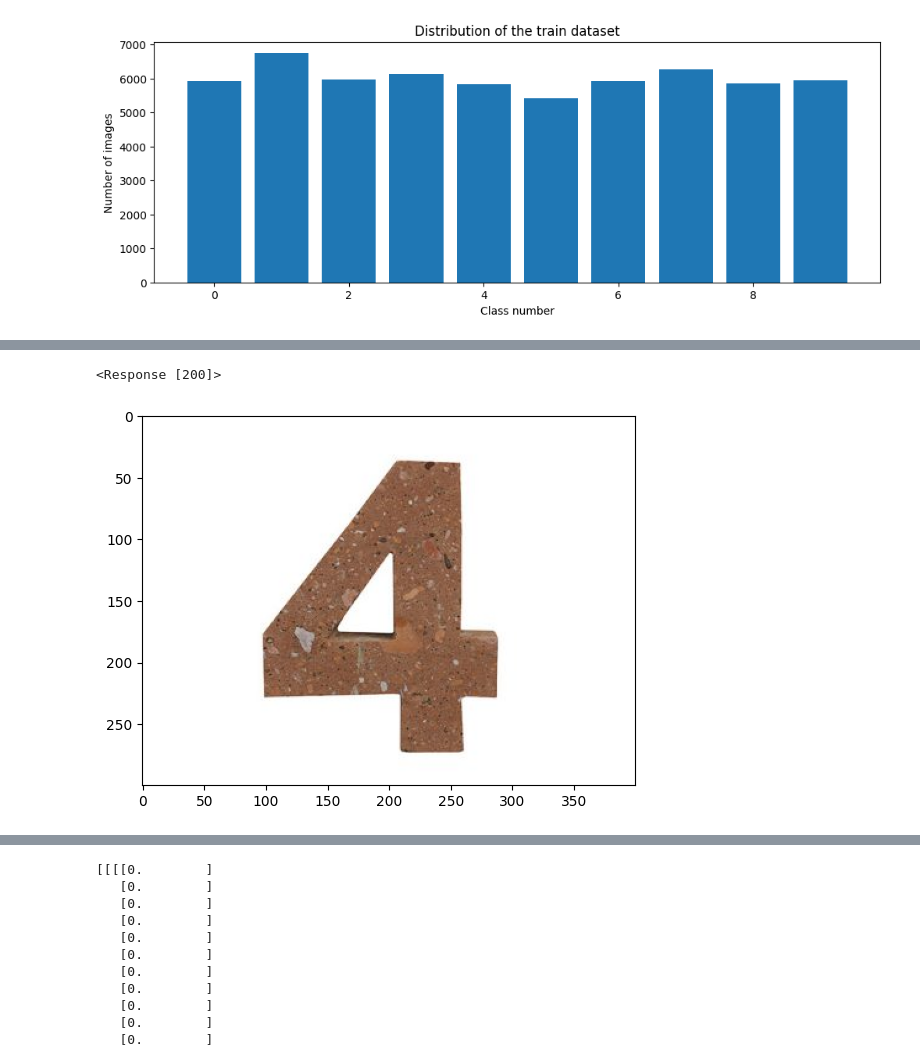
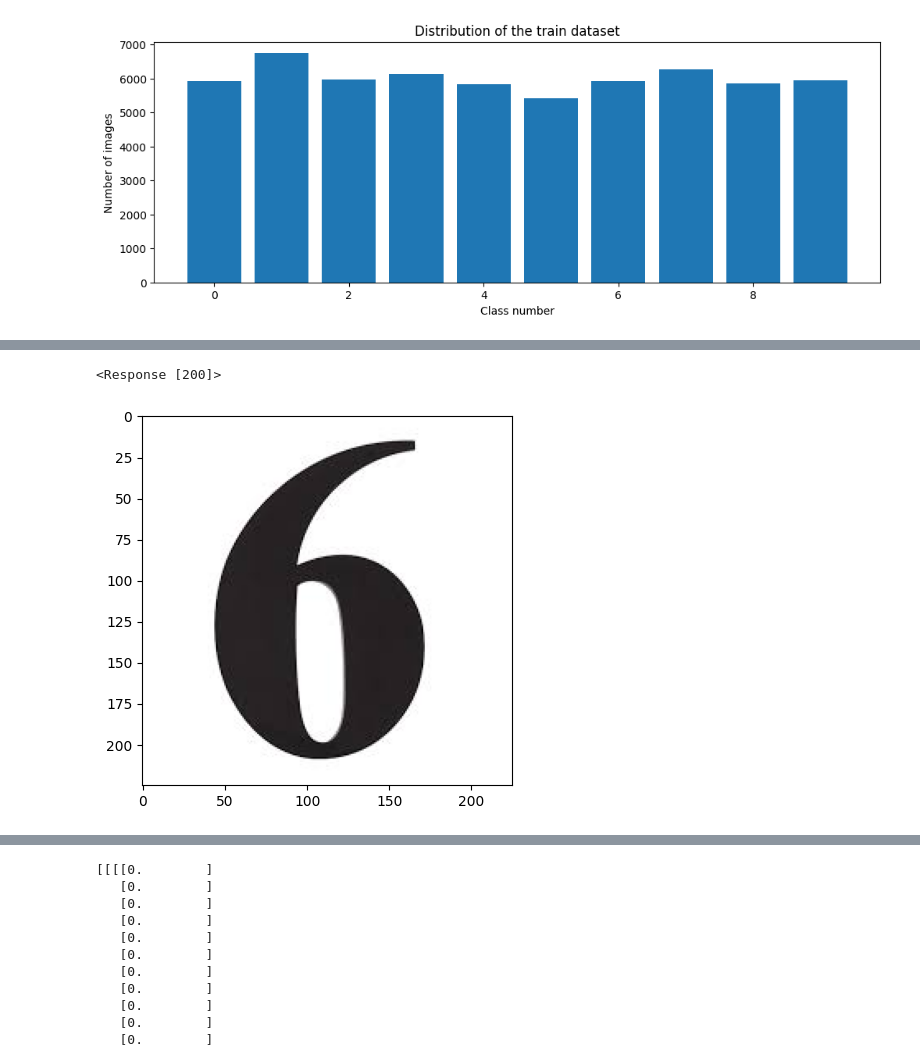
Before and after one commit to OmarGudi/Proyect_Thesis, a Jupyter notebook: Detect_Lines/Convolutional_Neural_Networls/CNN.ipynb, the cells around one changed output, grey strips where cells are left out. Saved outputs shown, nothing was run; the diff lists cells and outputs as text; code cells hidden in the pictures.

```diff
--- a/Detect_Lines/Convolutional_Neural_Networls/CNN.ipynb
+++ b/Detect_Lines/Convolutional_Neural_Networls/CNN.ipynb
@@ -146,15 +153,15 @@ plt.show()
 # %%
 import requests
 from PIL import Image
-url = 'https://www.canteraslerma.com/wp-content/uploads/2016/09/numero-sencillo-cuatro-naranja-400x300.jpg'
+url = 'https://encrypted-tbn0.gstatic.com/images?q=tbn:ANd9GcQHmav-cPmrJJfzbyTks9pDApQ9oE1pm2GeZd40qZlpsjmfK7UvVQ6d2zFz6RRtOE1RAL8&usqp=CAU'
 response = requests.get(url, stream=True)
 print(response)
 img = Image.open(response.raw)
 plt.imshow(img)
 plt.show()
 # %% [output]
 <Response [200]>
-[figure, old version]
+[figure, new version]
 # %%
 import cv2
 img_array = np.asarray(img)
```
Also changed, not shown: parts of 14 cells of this notebook.
